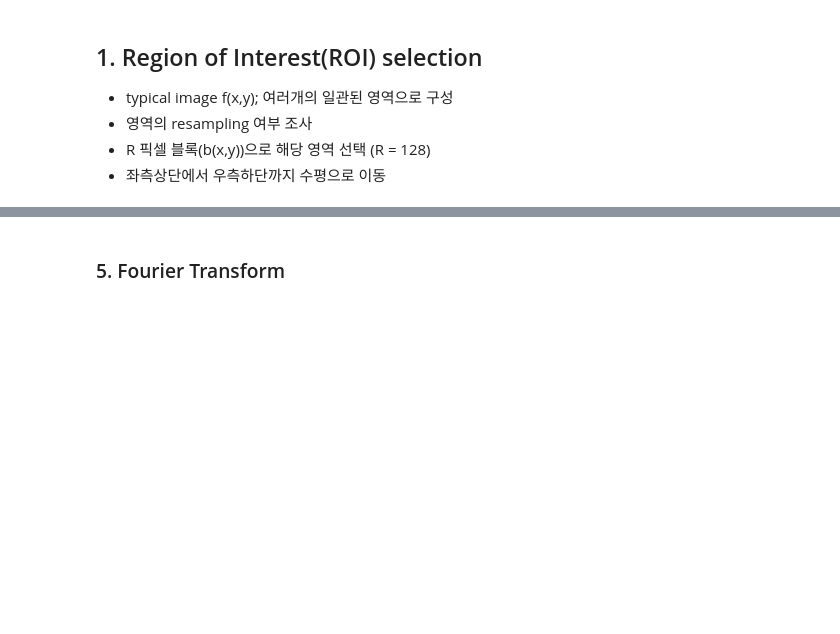
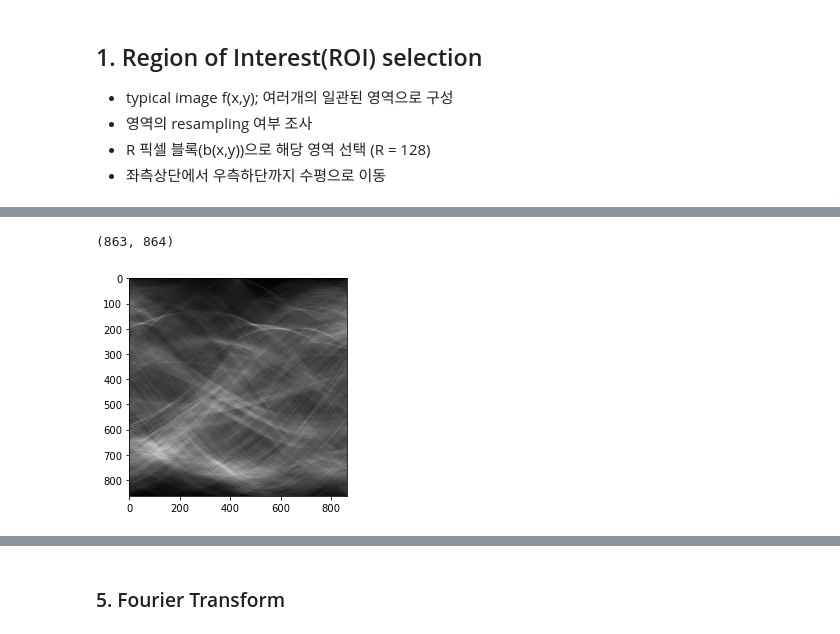
Before and after one commit to Sang-Yeong/sang-yeong.github.io, a Jupyter notebook: _posts/Paper/radon_transform.ipynb, the cells around one changed output, grey strips where cells are left out. Cells and saved outputs as stored; diff of their text form; code cells hidden in the pictures; blank space fills up the shorter version.

```diff
--- a/_posts/Paper/radon_transform.ipynb
+++ b/_posts/Paper/radon_transform.ipynb
@@ -107,2 +109,6 @@ plt.imshow(sinogram, cmap=plt.cm.Greys_r,
 # %%
 plt.imshow(sinogram, cmap='gray')
+sinogram.shape
+# %% [output]
+(863, 864)
+[figure, added]
```
Also changed, not shown: parts of 24 cells of this notebook.
